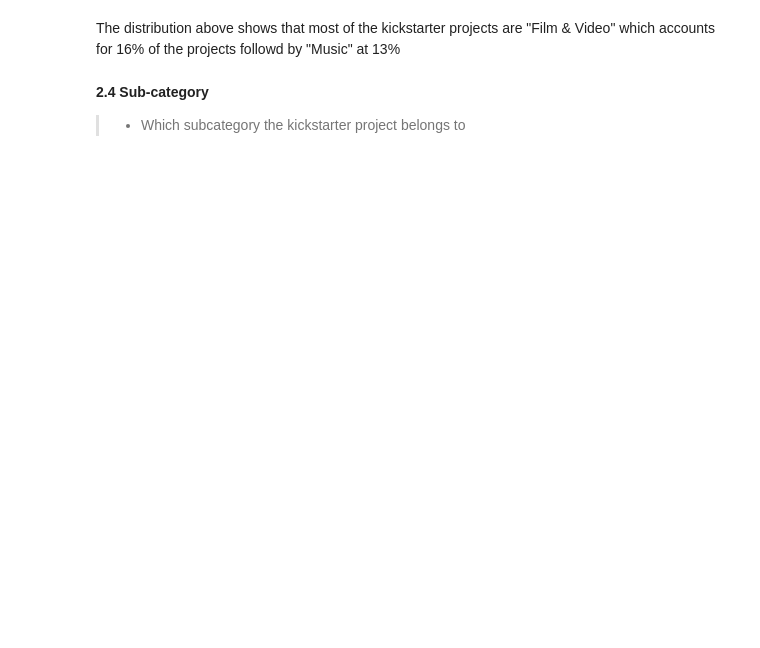
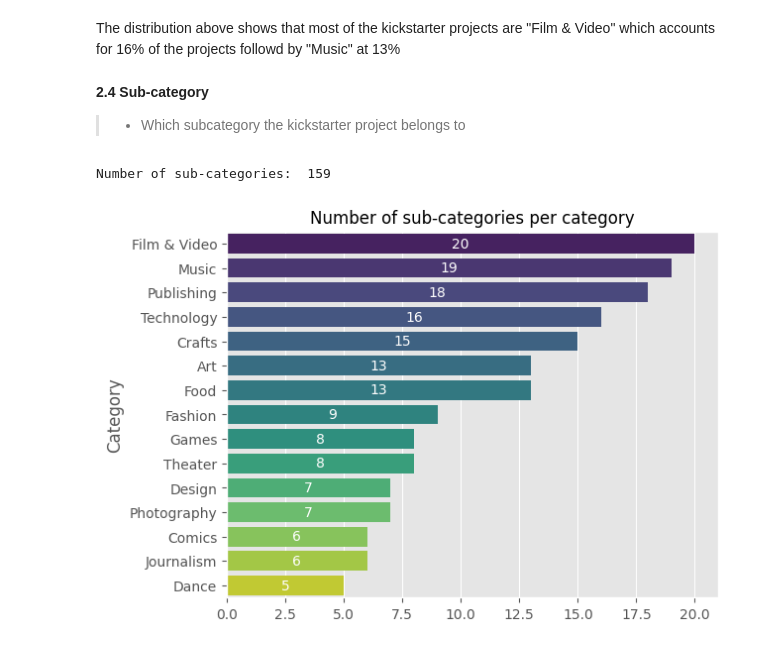
Before and after one commit to rongachoka/Kickstarter_Projects_Analysis, a Jupyter notebook: index_1.ipynb, the cells around one changed output. Drawn from its saved outputs; the diff is of its cells as text; code cells hidden in the pictures; blank space fills up the shorter version.

```diff
--- a/index_1.ipynb
+++ b/index_1.ipynb
@@ -229,13 +207,0 @@ The duplicated names may cause some confusion but it seems like they are either
-# %%
-## Unique values in the name column
-
-print("Number of unique names: ", kickstarter_df["Name"].nunique())
-print("Number of duplicate names: ", len(duplicate_names))
-
-## Dropping duplicates
-
-kickstarter_df.drop_duplicates(subset = "Name", keep = "first", inplace = True)
-
-## Checking for duplicates
-
-kickstarter_df["Name"].duplicated().sum()
@@ -289,3 +251,18 @@ The distribution above shows that most of the kickstarter projects are "Film & V
 # %% [markdown]
 **2.4 Sub-category**
 > - Which subcategory the kickstarter project belongs to
+# %%
+## Number of sub-categories
+
+print("Number of sub-categories: ", kickstarter_df["Subcategory"].nunique())
+
+## Visualizing the number of sub-categories per category
+
+ax = sns.barplot(y = kickstarter_df.groupby("Category")["Subcategory"].nunique().sort_values(ascending = False).index,
+            x = kickstarter_df.groupby("Category")["Subcategory"].nunique().sort_values(ascending = False).values,
+            palette = "viridis");
+ax.bar_label(ax.containers[0], fmt = '%.0f', label_type = 'center', color="white");
+plt.title("Number of sub-categories per category", fontsize = 12);
+# %% [output]
+Number of sub-categories:  159
+[figure, added]
```
Also changed, not shown: parts of 36 cells of this notebook, 1 other file.
